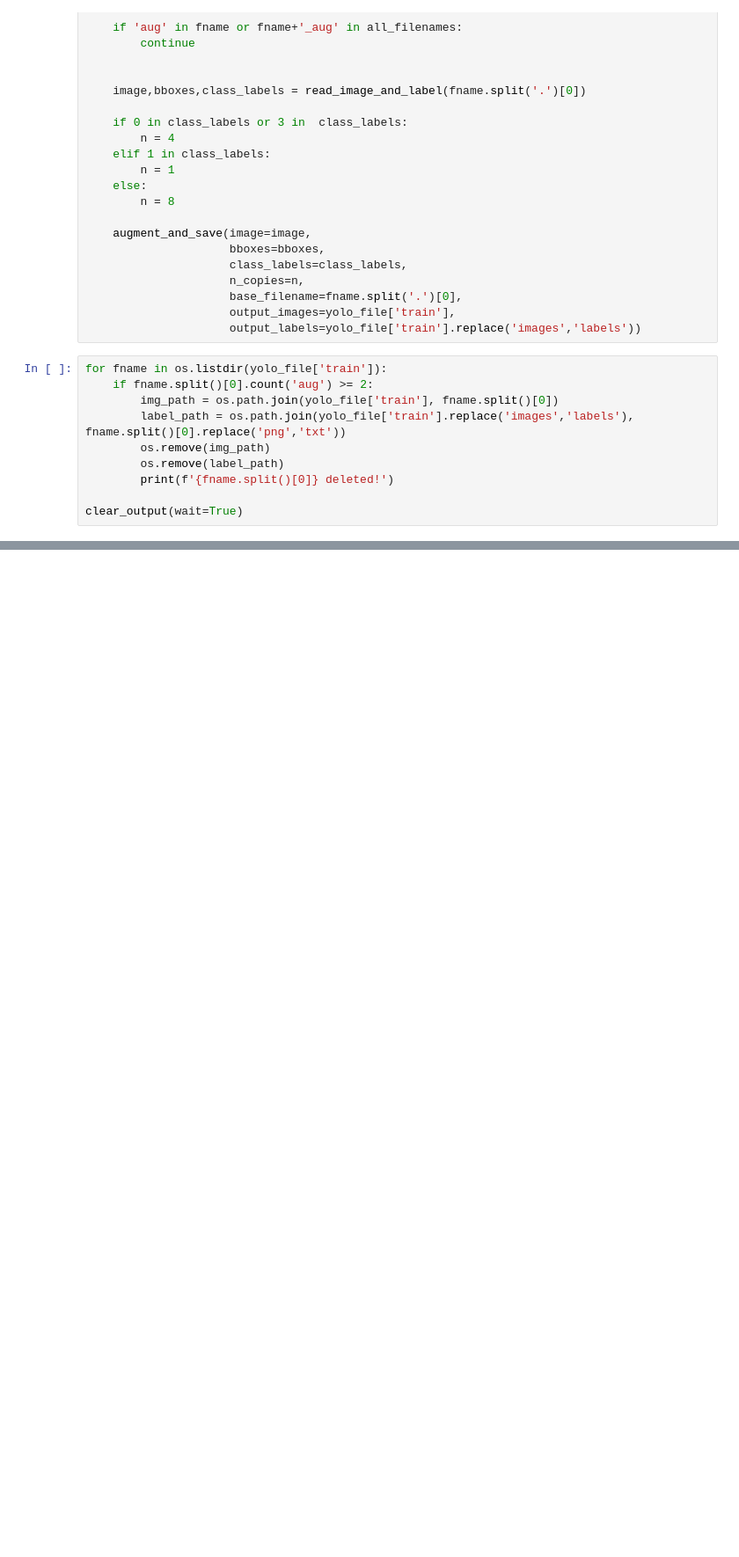
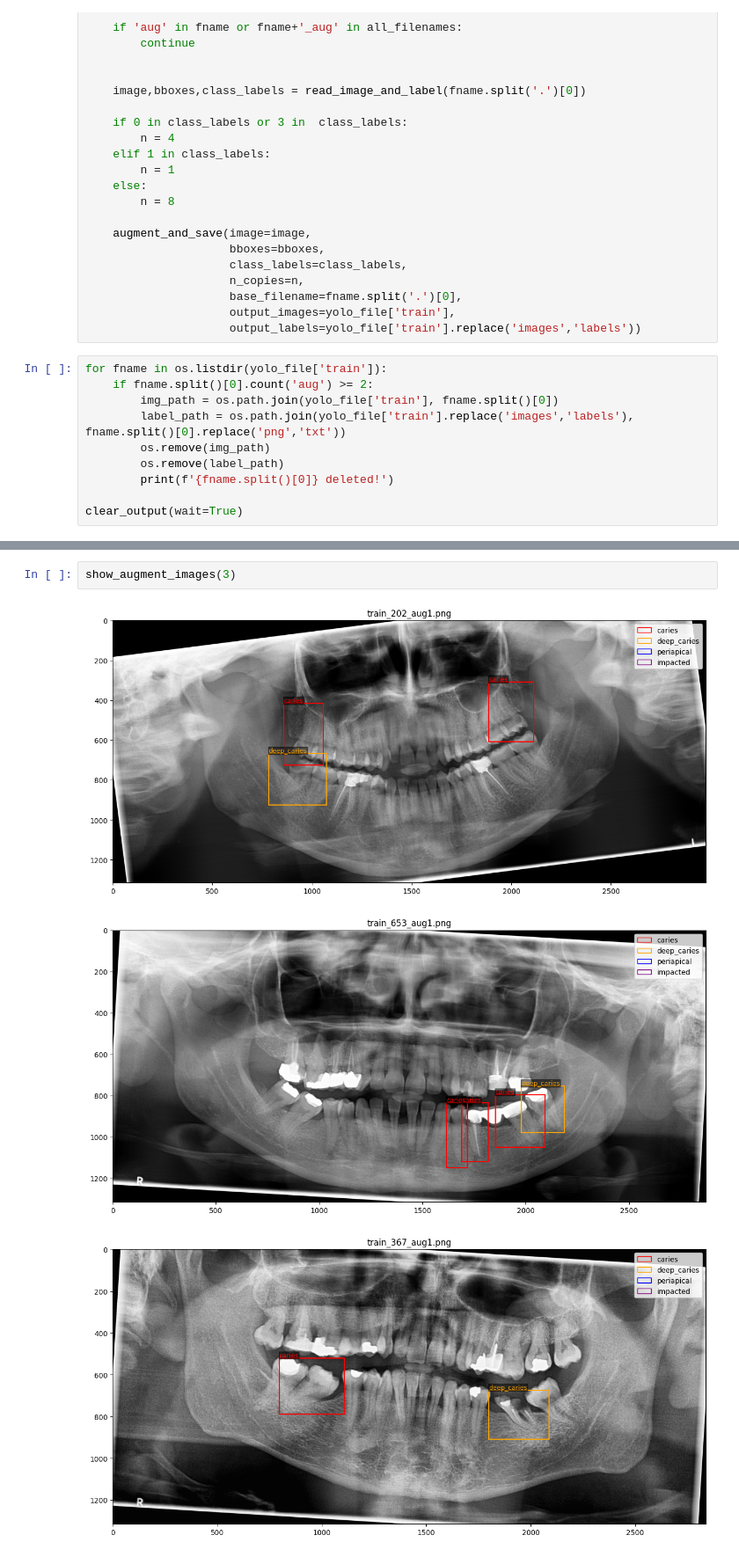
Before and after one commit to abdubakr77/dental-xray-ai, a Jupyter notebook: Notebooks/02_data_preparation.ipynb, the cells around one changed output, grey strips where cells are left out. Shown at 88% size. Cells and saved outputs as stored; diff of their text form; blank space fills up the shorter version.

Commit message:
feat: add visualization utility for augmented YOLO samples

```diff
--- a/Notebooks/02_data_preparation.ipynb
+++ b/Notebooks/02_data_preparation.ipynb
@@ -391,0 +465,6 @@ clear_output(wait=True)
+# %%
+show_augment_images(3)
+# %% [output]
+[figure, added]
+[figure, added]
+[figure, added]
```
Also changed, not shown: parts of 4 cells of this notebook.
